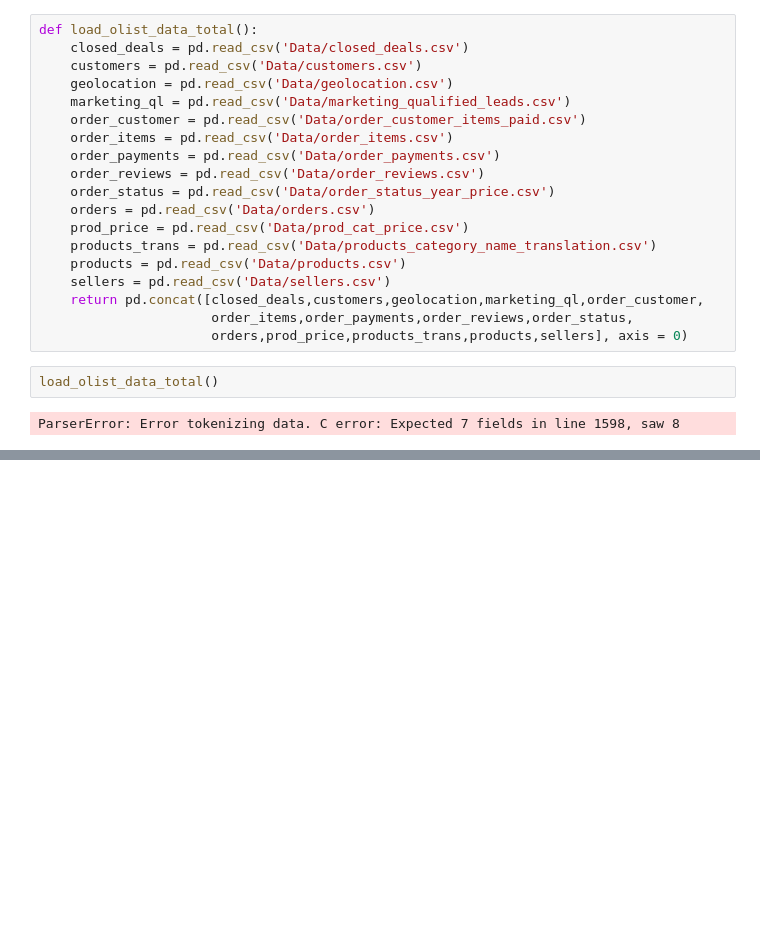
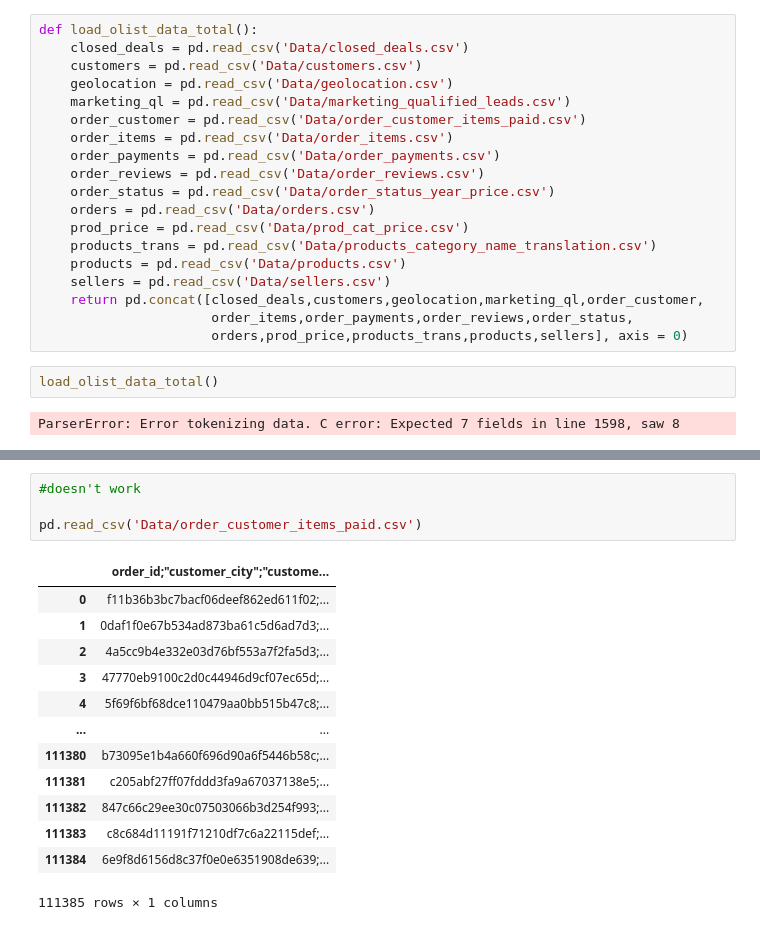
Before and after one commit to lepetitnoir/BI_Midterm_Project_Olist, a Jupyter notebook: EDA_Olist.ipynb, the cells around one changed output, grey strips where cells are left out. Drawn from its saved outputs; the diff is of its cells as text; blank space fills up the shorter version.

```diff
--- a/EDA_Olist.ipynb
+++ b/EDA_Olist.ipynb
@@ -25,0 +44,18 @@ ParserError: Error tokenizing data. C error: Expected 7 fields in line 1598, saw
+# %%
+#doesn't work
+
+pd.read_csv('Data/order_customer_items_paid.csv')
+# %% [output]
+|  | order_id;"customer_city";"custome... |
+| 0 | f11b36b3bc7bacf06deef862ed611f02;... |
+| 1 | 0daf1f0e67b534ad873ba61c5d6ad7d3;... |
+| 2 | 4a5cc9b4e332e03d76bf553a7f2fa5d3;... |
+| 3 | 47770eb9100c2d0c44946d9cf07ec65d;... |
+| 4 | 5f69f6bf68dce110479aa0bb515b47c8;... |
+| ... | ... |
+| 111380 | b73095e1b4a660f696d90a6f5446b58c;... |
+| 111381 | c205abf27ff07fddd3fa9a67037138e5;... |
+| 111382 | 847c66c29ee30c07503066b3d254f993;... |
+| 111383 | c8c684d11191f71210df7c6a22115def;... |
+| 111384 | 6e9f8d6156d8c37f0e0e6351908de639;... |
+111385 rows × 1 columns
```
Also changed, not shown: parts of 11 cells of this notebook.
